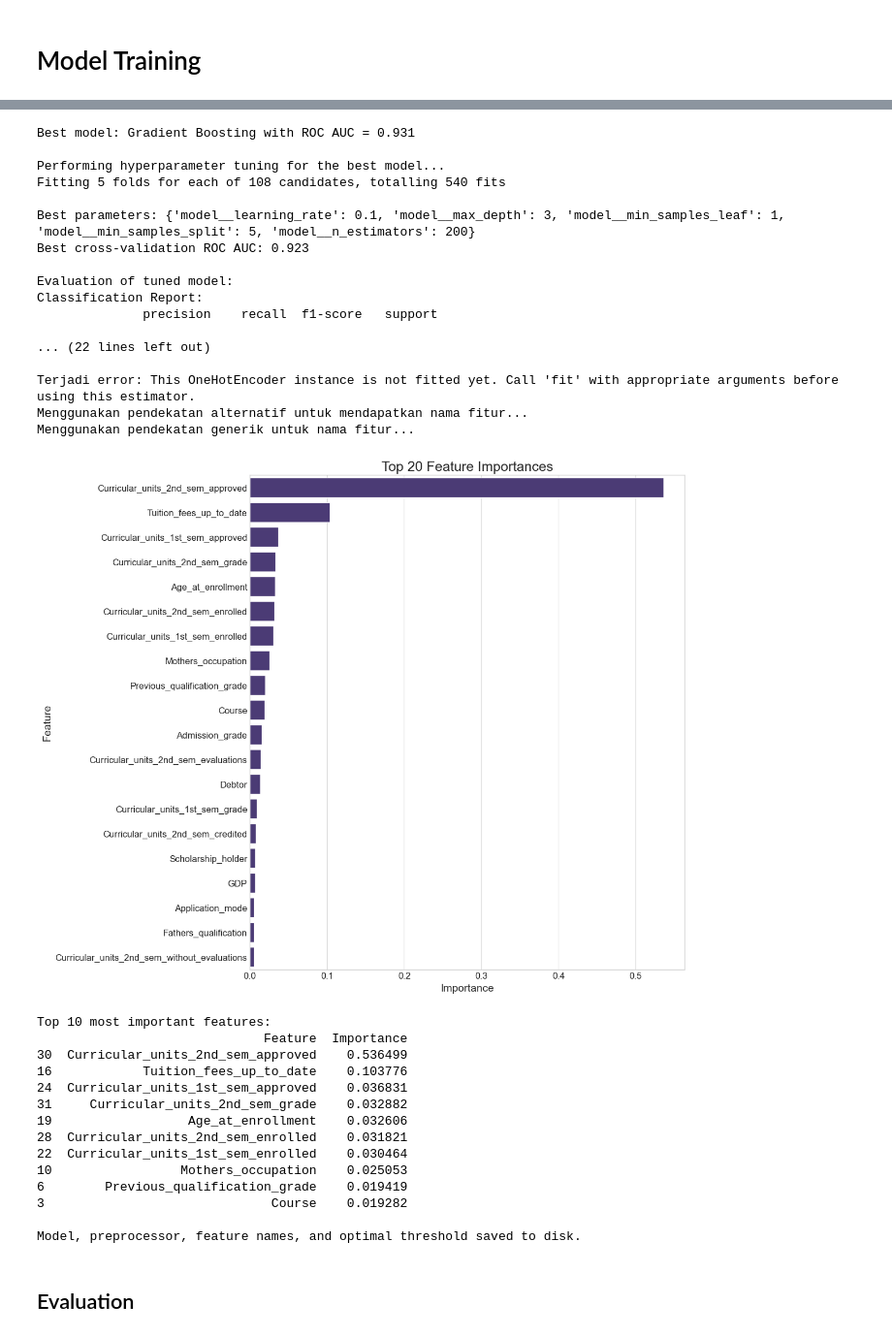
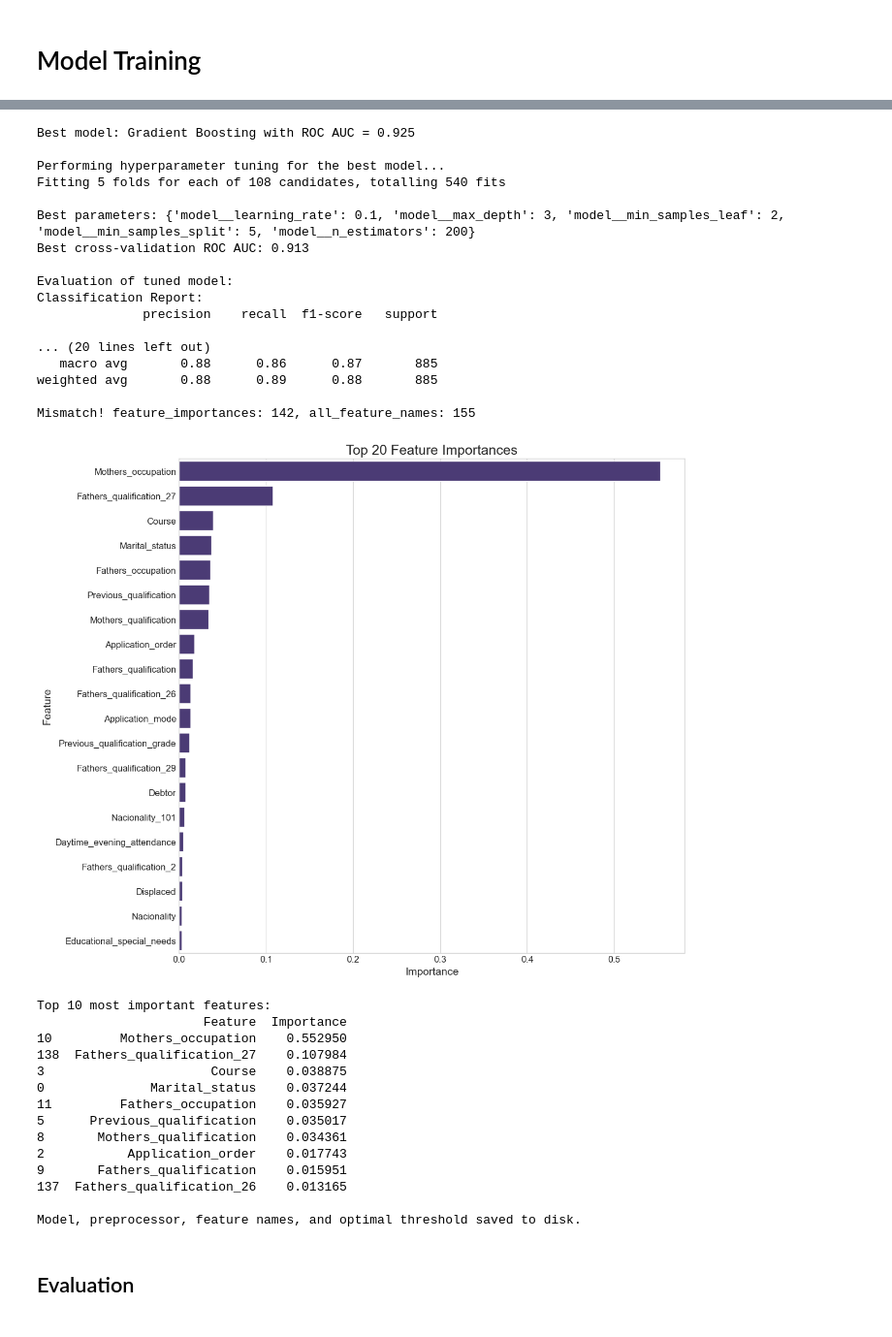
Before and after one commit to lexynotfound/data_science, a Jupyter notebook: notebook.ipynb, the cells around one changed output, grey strips where cells are left out. Shown at 97% size. Cells and saved outputs as stored; diff of their text form; code cells hidden in the pictures.

```diff
--- a/notebook.ipynb
+++ b/notebook.ipynb
@@ -574,7 +599,7 @@ else:  # Gradient Boosting
 try:
     # Coba cara standar - jika pipeline sudah di-fit dengan benar
     ohe = tuned_model.named_steps['preprocessor'].transformers_[1][1].named_steps['onehot']
-    cat_feature_names = ohe.get_feature_names_out(categorical_features)
+    cat_feature_names = ohe.get_feature_names_out(categorical_cols)
     all_feature_names = np.array(numeric_features + list(cat_feature_names))
 except (NotFittedError, AttributeError) as e:
     print(f"Terjadi error: {e}")
@@ -591,7 +616,7 @@ except (NotFittedError, AttributeError) as e:
     # Dapatkan nama fitur kategoris
     ohe = preprocessor_fitted.transformers_[1][1].named_steps['onehot']
     try:
-        cat_feature_names = ohe.get_feature_names_out(categorical_features)
+        cat_feature_names = ohe.get_feature_names_out(categorical_cols)
     except:
         # Fallback ke solusi paling sederhana jika semua cara di atas gagal
         print("Menggunakan pendekatan generik untuk nama fitur...")
@@ -601,13 +626,13 @@ except (NotFittedError, AttributeError) as e:
 
     all_feature_names = np.array(numeric_features + list(cat_feature_names))
 
-    # Pastikan jumlah nama fitur sesuai dengan jumlah feature importances
-    if len(all_feature_names) != len(feature_importances):
-        print("Jumlah nama fitur tidak sesuai dengan jumlah feature importances!")
-        print(f"Jumlah feature_importances: {len(feature_importances)}")
-        print(f"Jumlah nama fitur: {len(all_feature_names)}")
-        # Gunakan indeks sebagai nama fitur
-        all_feature_names = np.array([f'feature_{i}' for i in range(len(feature_importances))])
+# Pastikan jumlah nama fitur sesuai dengan jumlah feature importances
+
+if len(all_feature_names) != len(feature_importances):
+    print(f"Mismatch! feature_importances: {len(feature_importances)}, all_feature_names: {len(all_feature_names)}")
+    min_len = min(len(feature_importances), len(all_feature_names))
+    feature_importances = feature_importances[:min_len]
+    all_feature_names = all_feature_names[:min_len]
 
 # Create feature importance DataFrame
 feature_importance_df = pd.DataFrame({
@@ -622,6 +647,7 @@ plt.title('Top 20 Feature Importances')
 plt.tight_layout()
 plt.show()
 
+
 print("\nTop 10 most important features:")
 print(feature_importance_df.head(10))
 
@@ -653,33 +679,33 @@ Confusion Matrix:
-Best model: Gradient Boosting with ROC AUC = 0.931
+Best model: Gradient Boosting with ROC AUC = 0.925
 
 Performing hyperparameter tuning for the best model...
 Fitting 5 folds for each of 108 candidates, totalling 540 fits
 
-Best parameters: {'model__learning_rate': 0.1, 'model__max_depth': 3, 'model__min_samples_leaf': 1, 'model__min_samples_split': 5, 'model__n_estimators': 200}
-Best cross-validation ROC AUC: 0.923
+Best parameters: {'model__learning_rate': 0.1, 'model__max_depth': 3, 'model__min_samples_leaf': 2, 'model__min_samples_split': 5, 'model__n_estimators': 200}
+Best cross-validation ROC AUC: 0.913
 
 Evaluation of tuned model:
 Classification Report:
               precision    recall  f1-score   support
 
-... (22 lines left out)
+... (20 lines left out)
+   macro avg       0.88      0.86      0.87       885
+weighted avg       0.88      0.89      0.88       885
 
-Terjadi error: This OneHotEncoder instance is not fitted yet. Call 'fit' with appropriate arguments before using this estimator.
-Menggunakan pendekatan alternatif untuk mendapatkan nama fitur...
-Menggunakan pendekatan generik untuk nama fitur...
+Mismatch! feature_importances: 142, all_feature_names: 155
-[figure, old version]
+[figure, new version]
 Top 10 most important features:
-                              Feature  Importance
-30  Curricular_units_2nd_sem_approved    0.536499
-16            Tuition_fees_up_to_date    0.103776
-24  Curricular_units_1st_sem_approved    0.036831
-31     Curricular_units_2nd_sem_grade    0.032882
-19                  Age_at_enrollment    0.032606
-28  Curricular_units_2nd_sem_enrolled    0.031821
-22  Curricular_units_1st_sem_enrolled    0.030464
-10                 Mothers_occupation    0.025053
-6        Previous_qualification_grade    0.019419
-3                              Course    0.019282
+                      Feature  Importance
+10         Mothers_occupation    0.552950
+138  Fathers_qualification_27    0.107984
+3                      Course    0.038875
+0              Marital_status    0.037244
+11         Fathers_occupation    0.035927
+5      Previous_qualification    0.035017
+8       Mothers_qualification    0.034361
+2           Application_order    0.017743
+9       Fathers_qualification    0.015951
+137  Fathers_qualification_26    0.013165
 
 Model, preprocessor, feature names, and optimal threshold saved to disk.
 # %% [markdown]
```
Also changed, not shown: parts of 4 cells of this notebook, 5 other files.
